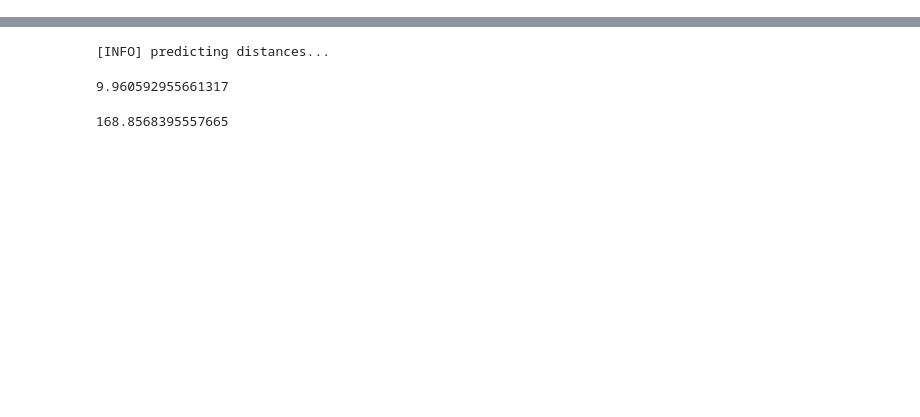
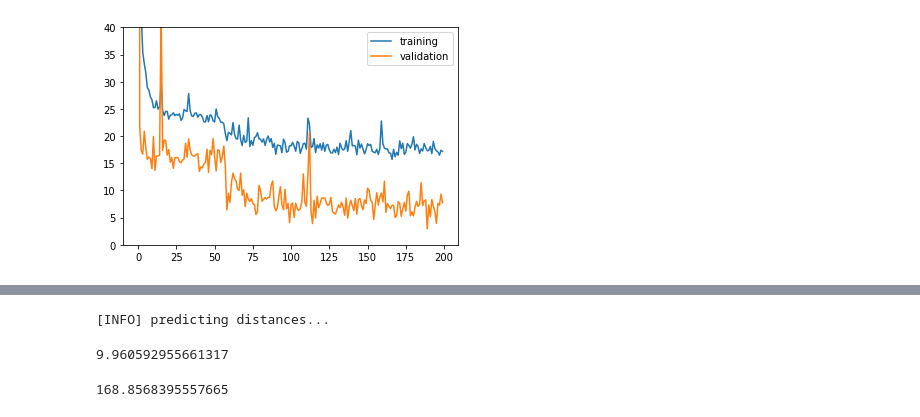
Before and after one commit to cdesio/leaf_reco, a Jupyter notebook: notebooks/keras-regression-cnns/Test_cnn_regression.ipynb, the cells around one changed output, grey strips where cells are left out. Drawn from its saved outputs; the diff is of its cells as text; code cells hidden in the pictures; blank space fills up the shorter version.

```diff
--- a/notebooks/keras-regression-cnns/Test_cnn_regression.ipynb
+++ b/notebooks/keras-regression-cnns/Test_cnn_regression.ipynb
@@ -68,13 +68,13 @@ if not os.path.exists(TASK_FOLDER_PATH):
     os.makedirs(TASK_FOLDER_PATH)
 
 
-X_train = np.load(os.path.join(TRAIN_VAL_TEST_DIR,"Xy_train_dist.npz"))["y"]
-X_val = np.load(os.path.join(TRAIN_VAL_TEST_DIR,"Xy_val_dist.npz"))["y"]
-X_test = np.load(os.path.join(TRAIN_VAL_TEST_DIR,"Xy_test_dist.npz"))["y"]
+X_train = np.load(os.path.join(TRAIN_VAL_TEST_DIR,"Xy_train_dataset_2_4_15_25_35.npz"))["y"]
+X_val = np.load(os.path.join(TRAIN_VAL_TEST_DIR,"Xy_val_dataset_2_4_15_25_35.npz"))["y"]
+X_test = np.load(os.path.join(TRAIN_VAL_TEST_DIR,"Xy_test_dataset_2_4_15_25_35.npz"))["y"]
 
-y_train = np.load(os.path.join(TRAIN_VAL_TEST_DIR,"Xy_train_dist.npz"))["dist"]
-y_val = np.load(os.path.join(TRAIN_VAL_TEST_DIR,"Xy_val_dist.npz"))["dist"]
-y_test = np.load(os.path.join(TRAIN_VAL_TEST_DIR,"Xy_test_dist.npz"))["dist"]
+y_train = np.load(os.path.join(TRAIN_VAL_TEST_DIR,"Xy_train_dataset_2_4_15_25_35.npz"))["dist"]
+y_val = np.load(os.path.join(TRAIN_VAL_TEST_DIR,"Xy_val_dataset_2_4_15_25_35.npz"))["dist"]
+y_test = np.load(os.path.join(TRAIN_VAL_TEST_DIR,"Xy_test_dataset_2_4_15_25_35.npz"))["dist"]
 
 X_train_cut = cut_X(X_train)
 X_val_cut = cut_X(X_val)
@@ -128,0 +135,4 @@ NameError: name 'df' is not defined
+# %%
+plot_history(model.history, ymin_loss=0,ymax_loss=40)
+# %% [output]
+[figure, added]
```
Also changed, not shown: parts of 7 cells of this notebook, 2 other files.
